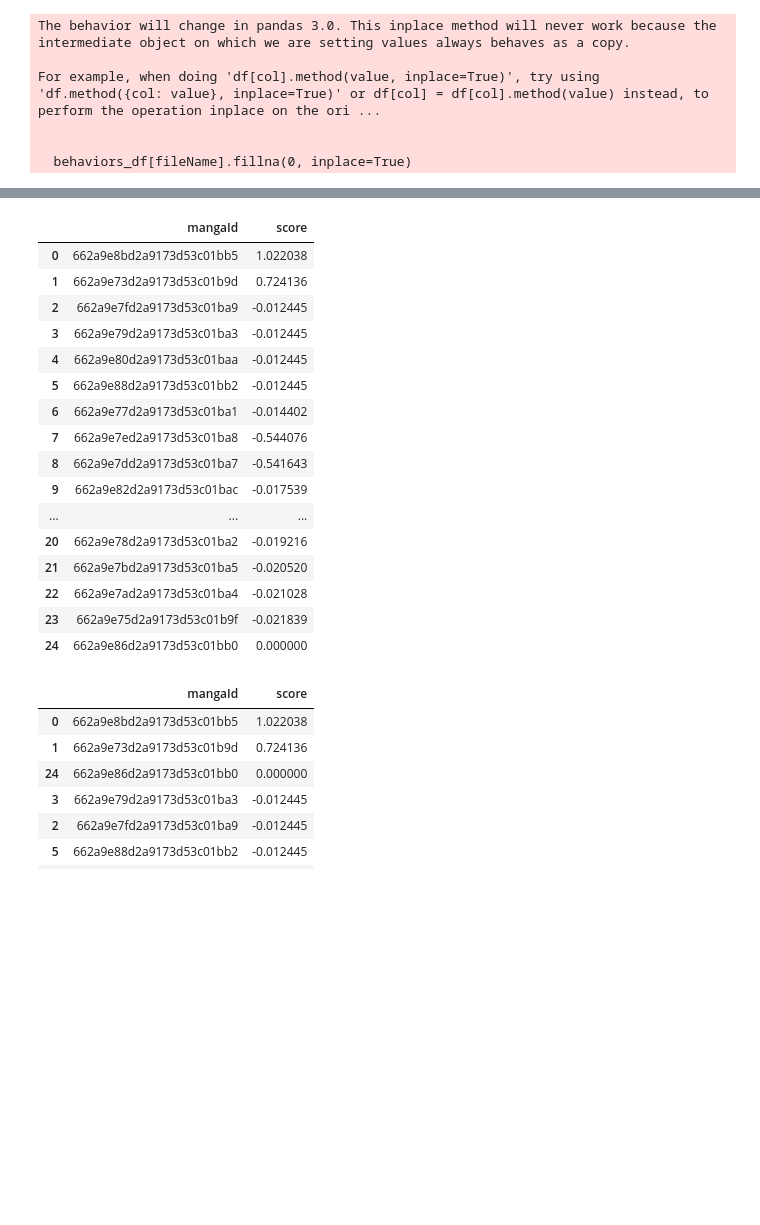
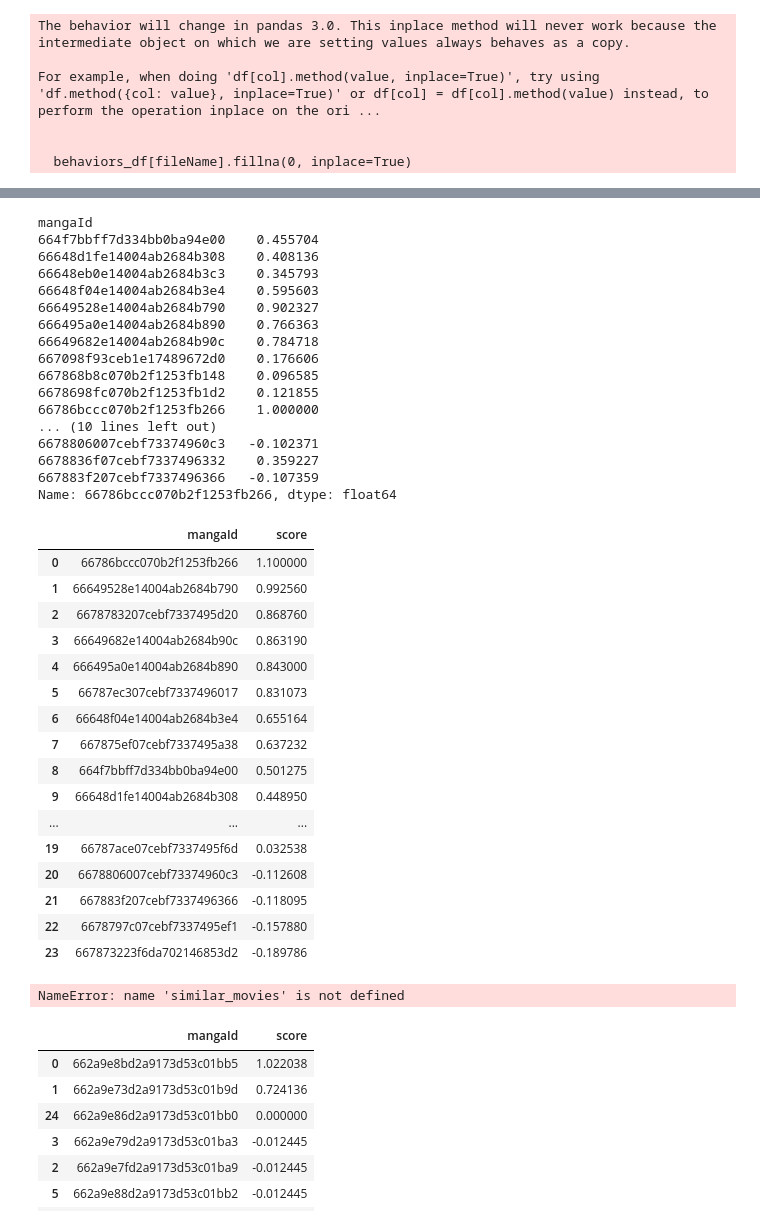
Before and after one commit to Quytateam/Manga_Scripts, a Jupyter notebook: notebooks/recommender_systems.ipynb, the cells around one changed output, grey strips where cells are left out. Cells and saved outputs as stored; diff of their text form; code cells hidden in the pictures; blank space fills up the shorter version.

```diff
--- a/notebooks/recommender_systems.ipynb
+++ b/notebooks/recommender_systems.ipynb
@@ -96,41 +178,60 @@ def get_similar(manga_Id,rating):
     #print(type(similar_ratings))
     return similar_ratings
 # %%
-test = [("662a9e8bd2a9173d53c01bb5",5),("662a9e86d2a9173d53c01bb0",3),("662a9e8bd2a9173d53c01bb5",1),("662a9e7ed2a9173d53c01ba8",2)]
+test = [("66786bccc070b2f1253fb266",3.6)]
 # similar_movies = pd.DataFrame()
 # similar_movies_list = []
 # for manga, rating in test:
 #     similar_movies_list.append(get_similar(manga, rating))
 # similar_movies = pd.concat(similar_movies_list, axis=0).reset_index()
 # similar_movies.dropna()
 
 similar_movies_list = []
 for manga, rating in test:
     similar_movies_list.append(get_similar(manga, rating))
-similar_movies = pd.concat(similar_movies_list, axis=1).sum(axis=1).reset_index()
-similar_movies.columns = ['mangaId', 'score']
-similar_movies_cleaned = similar_movies.dropna()
-similar_movies_cleaned
+similar_mangas = pd.concat(similar_movies_list, axis=1).sum(axis=1).reset_index()
+similar_mangas.columns = ['mangaId', 'score']
+similar_mangas_cleaned = similar_mangas.dropna()
+similar_mangas_cleaned
 # %% [output]
+mangaId
+664f7bbff7d334bb0ba94e00    0.455704
+66648d1fe14004ab2684b308    0.408136
+66648eb0e14004ab2684b3c3    0.345793
+66648f04e14004ab2684b3e4    0.595603
+66649528e14004ab2684b790    0.902327
+666495a0e14004ab2684b890    0.766363
+66649682e14004ab2684b90c    0.784718
+667098f93ceb1e17489672d0    0.176606
+667868b8c070b2f1253fb148    0.096585
+6678698fc070b2f1253fb1d2    0.121855
+66786bccc070b2f1253fb266    1.000000
+... (10 lines left out)
+6678806007cebf73374960c3   -0.102371
+6678836f07cebf7337496332    0.359227
+667883f207cebf7337496366   -0.107359
+Name: 66786bccc070b2f1253fb266, dtype: float64
 |  | mangaId | score |
-| 0 | 662a9e8bd2a9173d53c01bb5 | 1.022038 |
-| 1 | 662a9e73d2a9173d53c01b9d | 0.724136 |
-| 2 | 662a9e7fd2a9173d53c01ba9 | -0.012445 |
-| 3 | 662a9e79d2a9173d53c01ba3 | -0.012445 |
-| 4 | 662a9e80d2a9173d53c01baa | -0.012445 |
-| 5 | 662a9e88d2a9173d53c01bb2 | -0.012445 |
-| 6 | 662a9e77d2a9173d53c01ba1 | -0.014402 |
-| 7 | 662a9e7ed2a9173d53c01ba8 | -0.544076 |
-| 8 | 662a9e7dd2a9173d53c01ba7 | -0.541643 |
-| 9 | 662a9e82d2a9173d53c01bac | -0.017539 |
+| 0 | 66786bccc070b2f1253fb266 | 1.100000 |
+| 1 | 66649528e14004ab2684b790 | 0.992560 |
+| 2 | 6678783207cebf7337495d20 | 0.868760 |
+| 3 | 66649682e14004ab2684b90c | 0.863190 |
+| 4 | 666495a0e14004ab2684b890 | 0.843000 |
+| 5 | 66787ec307cebf7337496017 | 0.831073 |
+| 6 | 66648f04e14004ab2684b3e4 | 0.655164 |
+| 7 | 667875ef07cebf7337495a38 | 0.637232 |
+| 8 | 664f7bbff7d334bb0ba94e00 | 0.501275 |
+| 9 | 66648d1fe14004ab2684b308 | 0.448950 |
 | ... | ... | ... |
-| 20 | 662a9e78d2a9173d53c01ba2 | -0.019216 |
-| 21 | 662a9e7bd2a9173d53c01ba5 | -0.020520 |
-| 22 | 662a9e7ad2a9173d53c01ba4 | -0.021028 |
-| 23 | 662a9e75d2a9173d53c01b9f | -0.021839 |
-| 24 | 662a9e86d2a9173d53c01bb0 | 0.000000 |
+| 19 | 66787ace07cebf7337495f6d | 0.032538 |
+| 20 | 6678806007cebf73374960c3 | -0.112608 |
+| 21 | 667883f207cebf7337496366 | -0.118095 |
+| 22 | 6678797c07cebf7337495ef1 | -0.157880 |
+| 23 | 667873223f6da702146853d2 | -0.189786 |
 # %%
 result = similar_movies.query("mangaId == '662a9e8bd2a9173d53c01bb5'")
+# %% [output]
+NameError: name 'similar_movies' is not defined
 # %%
 similar_movies.sort_values(by='score',ascending=False)
 # %% [output]
```
Also changed, not shown: parts of 11 cells of this notebook, 38 other files.
